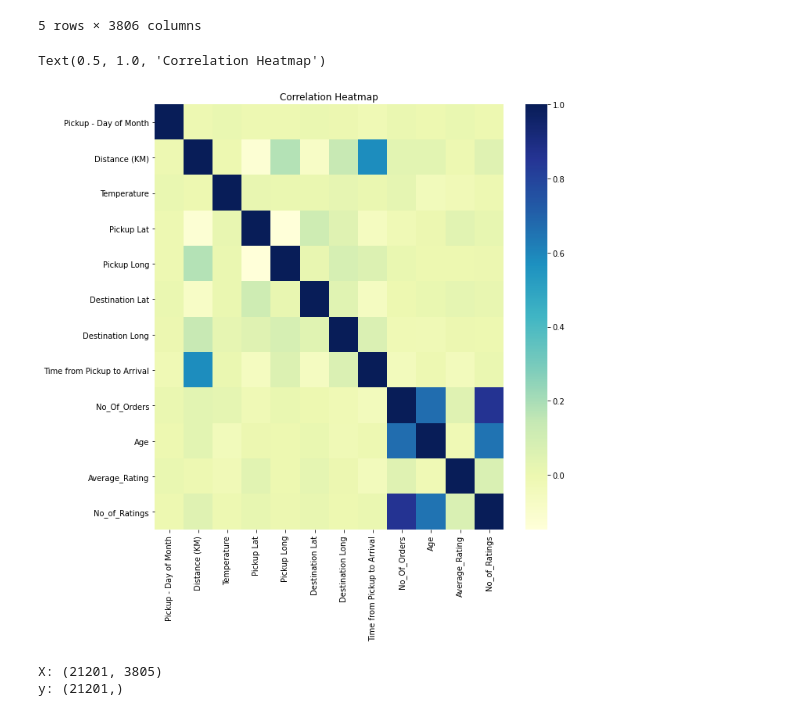
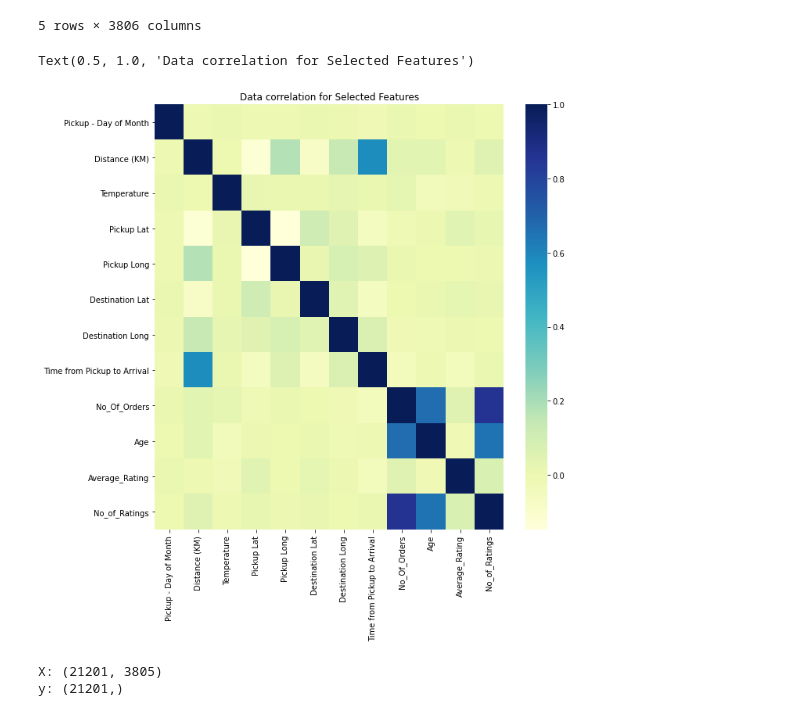
Before and after one commit to 0731325603/regression-predict-api-template, a Jupyter notebook: regression_notebook.ipynb, the cells around one changed output. Drawn from its saved outputs; the diff is of its cells as text; code cells hidden in the pictures.

```diff
--- a/regression_notebook.ipynb
+++ b/regression_notebook.ipynb
@@ -374,6 +413,7 @@ Text(0.5, 1.0, 'Temperature Summary Statistics')
 # %%
 # replace null values in the Temperature column with the mean
-combined_data['Temperature'] = combined_data['Temperature'].fillna((combined_data['Temperature'].mean()))
+combined_data['Temperature'] = combined_data['Temperature'].fillna(
+    (combined_data['Temperature'].mean()))
 # %%
 # count number of null values
 combined_data.isnull().sum()
@@ -462,13 +502,13 @@ cols = train_new[['Pickup - Day of Month',
 # %%
 # visualize correlation with a Heatmap
 plt.figure(figsize = (10, 10))
 g = sns.heatmap(cols, cmap="YlGnBu")
 
 # add title
-plt.title("Correlation Heatmap")
+plt.title("Data correlation for Selected Features")
 # %% [output]
-Text(0.5, 1.0, 'Correlation Heatmap')
+Text(0.5, 1.0, 'Data correlation for Selected Features')
-[figure, old version]
+[figure, new version]
 # %%
 # split the data into X & y
 X = train_new.drop(columns='Time from Pickup to Arrival')
```
Also changed, not shown: parts of 17 cells of this notebook.
